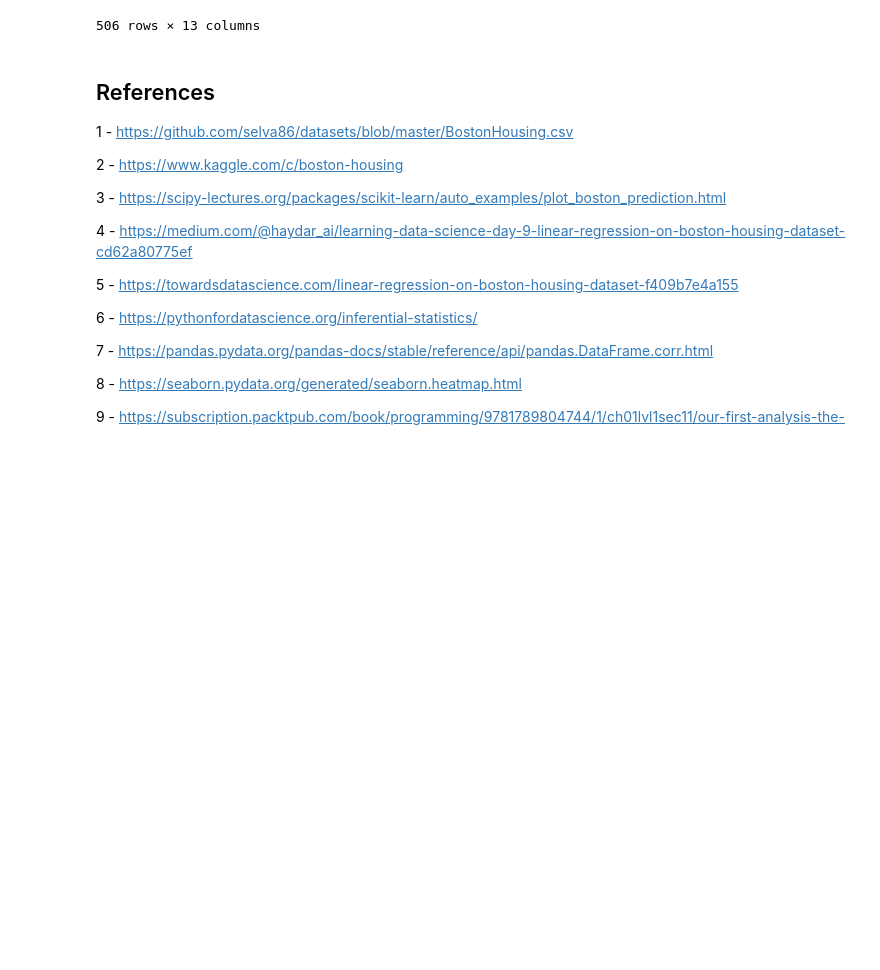
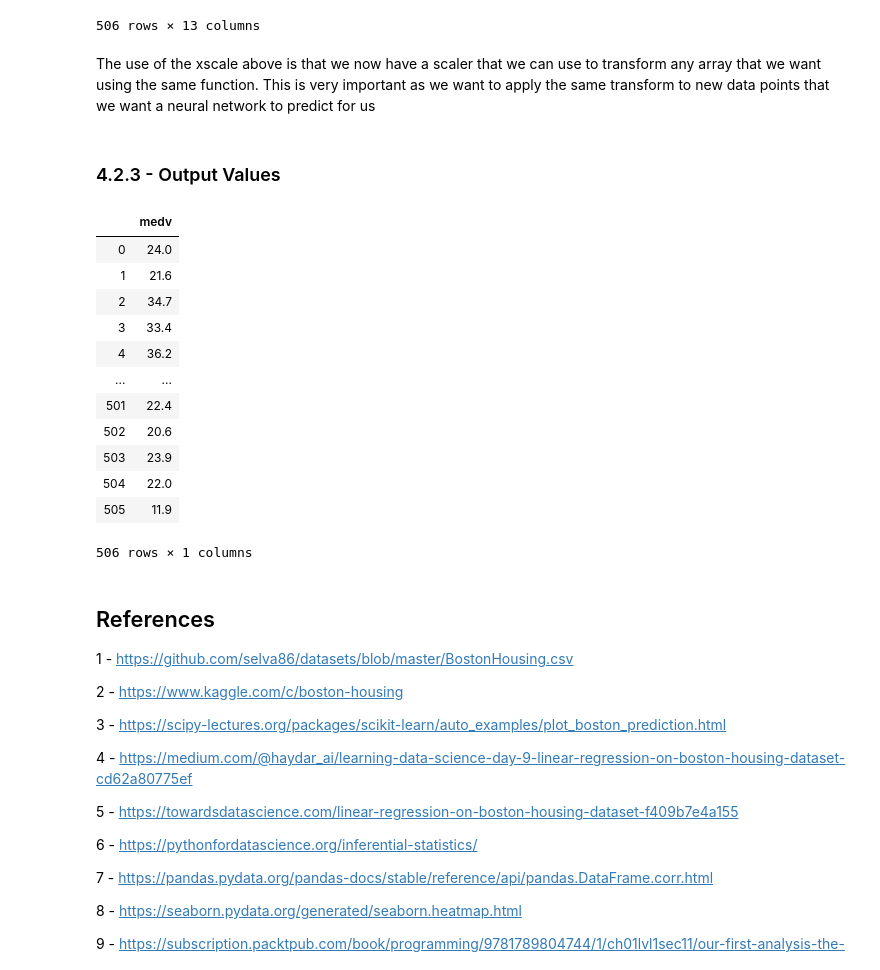
Before and after one commit to davidobrien1/MLSProject, a Jupyter notebook: mlsproject.ipynb, the cells around one changed output. Saved outputs shown, nothing was run; the diff lists cells and outputs as text; code cells hidden in the pictures; blank space fills up the shorter version.

```diff
--- a/mlsproject.ipynb
+++ b/mlsproject.ipynb
@@ -612,3 +661,24 @@ xscale
 | 504 | -0.407764 | -0.487722 | 0.115738 | -0.272599 | 0.158124 | 0.725672 | 0.736996 | -0.668437 | -0.982843 | -0.803212 | 1.176466 | ... |
 | 505 | -0.415000 | -0.487722 | 0.115738 | -0.272599 | 0.158124 | -0.362767 | 0.434732 | -0.613246 | -0.982843 | -0.803212 | 1.176466 | ... |
 506 rows × 13 columns
+# %% [markdown]
+The use of the xscale above is that we now have a scaler that we can use to transform any array that we want using the same function.  This is very important as we want to apply the same transform to new data points that we want a neural network to predict for us
+# %% [markdown]
+### 4.2.3 - Output Values
+# %%
+y = df[['medv']]
+y
+# %% [output]
+|  | medv |
+| 0 | 24.0 |
+| 1 | 21.6 |
+| 2 | 34.7 |
+| 3 | 33.4 |
+| 4 | 36.2 |
+| ... | ... |
+| 501 | 22.4 |
+| 502 | 20.6 |
+| 503 | 23.9 |
+| 504 | 22.0 |
+| 505 | 11.9 |
+506 rows × 1 columns
```
Also changed, not shown: parts of 28 cells of this notebook.
